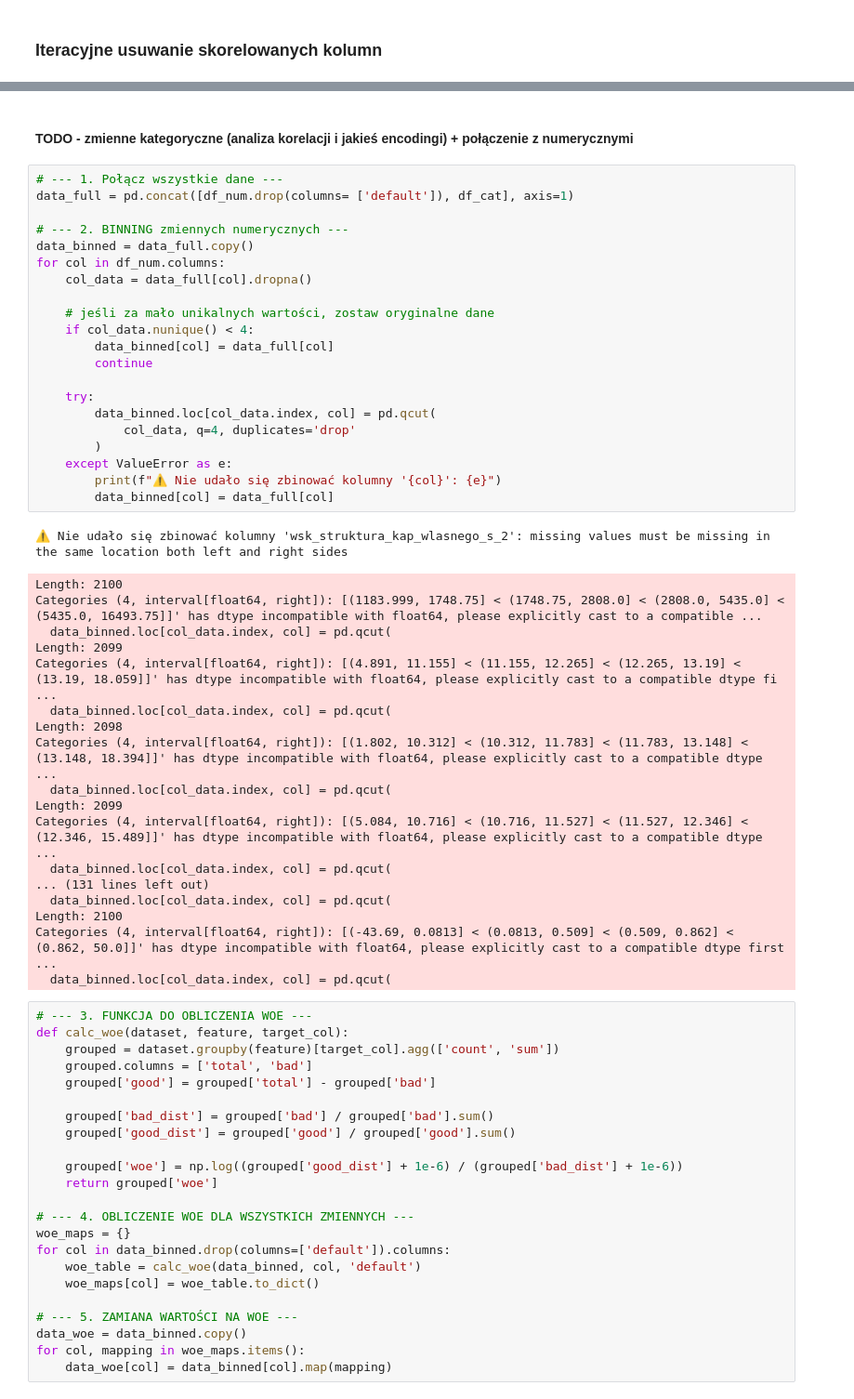
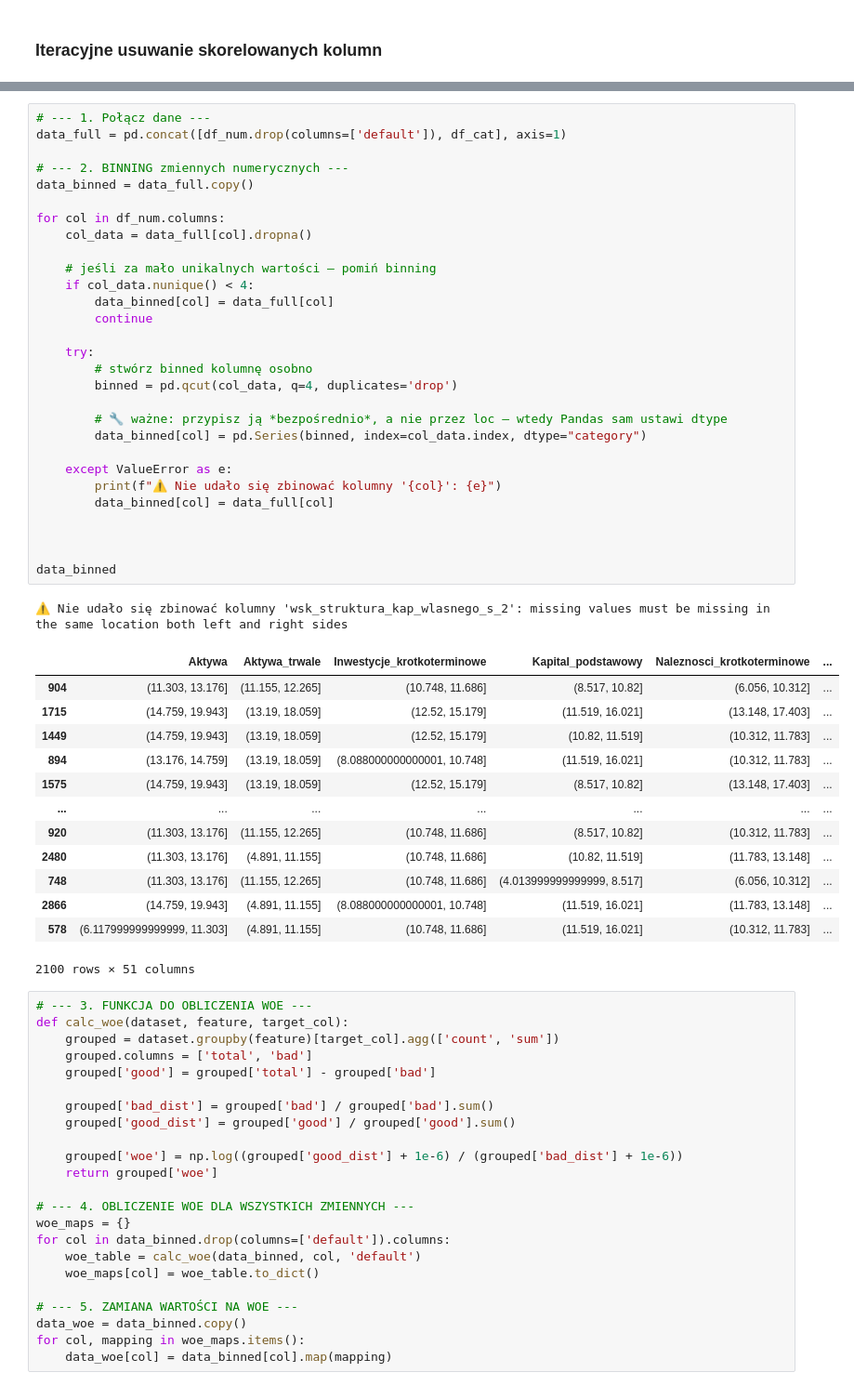
Before and after one commit to Karol315/Interpretability_of_machine_learning_project, a Jupyter notebook: Scoring.ipynb, the cells around one changed output, grey strips where cells are left out. Shown at 93% size. Cells and saved outputs as stored; diff of their text form.

```diff
--- a/Scoring.ipynb
+++ b/Scoring.ipynb
@@ -608,45 +683,47 @@ df_num
-# %% [markdown]
-#### TODO - zmienne kategoryczne (analiza korelacji i jakieś encodingi) + połączenie z numerycznymi
 # %%
-# --- 1. Połącz wszystkie dane ---
-data_full = pd.concat([df_num.drop(columns= ['default']), df_cat], axis=1)
+# --- 1. Połącz dane ---
+data_full = pd.concat([df_num.drop(columns=['default']), df_cat], axis=1)
 
 # --- 2. BINNING zmiennych numerycznych ---
 data_binned = data_full.copy()
+
 for col in df_num.columns:
     col_data = data_full[col].dropna()
 
-    # jeśli za mało unikalnych wartości, zostaw oryginalne dane
+    # jeśli za mało unikalnych wartości – pomiń binning
     if col_data.nunique() < 4:
         data_binned[col] = data_full[col]
         continue
 
     try:
-        data_binned.loc[col_data.index, col] = pd.qcut(
-            col_data, q=4, duplicates='drop'
-        )
+        # stwórz binned kolumnę osobno
+        binned = pd.qcut(col_data, q=4, duplicates='drop')
+
+        # 🔧 ważne: przypisz ją *bezpośrednio*, a nie przez loc — wtedy Pandas sam ustawi dtype
+        data_binned[col] = pd.Series(binned, index=col_data.index, dtype="category")
+
     except ValueError as e:
         print(f"⚠️ Nie udało się zbinować kolumny '{col}': {e}")
         data_binned[col] = data_full[col]
+
+
+
+data_binned
 # %% [output]
 ⚠️ Nie udało się zbinować kolumny 'wsk_struktura_kap_wlasnego_s_2': missing values must be missing in the same location both left and right sides
+|  | Aktywa | Aktywa_trwale | Inwestycje_krotkoterminowe | Kapital_podstawowy | Naleznosci_krotkoterminowe | ... |
+| 904 | (11.303, 13.176] | (11.155, 12.265] | (10.748, 11.686] | (8.517, 10.82] | (6.056, 10.312] | ... |
+| 1715 | (14.759, 19.943] | (13.19, 18.059] | (12.52, 15.179] | (11.519, 16.021] | (13.148, 17.403] | ... |
+| 1449 | (14.759, 19.943] | (13.19, 18.059] | (12.52, 15.179] | (10.82, 11.519] | (10.312, 11.783] | ... |
+| 894 | (13.176, 14.759] | (13.19, 18.059] | (8.088000000000001, 10.748] | (11.519, 16.021] | (10.312, 11.783] | ... |
+| 1575 | (14.759, 19.943] | (13.19, 18.059] | (12.52, 15.179] | (8.517, 10.82] | (13.148, 17.403] | ... |
+| ... | ... | ... | ... | ... | ... | ... |
+| 920 | (11.303, 13.176] | (11.155, 12.265] | (10.748, 11.686] | (8.517, 10.82] | (10.312, 11.783] | ... |
+| 2480 | (11.303, 13.176] | (4.891, 11.155] | (10.748, 11.686] | (10.82, 11.519] | (11.783, 13.148] | ... |
+| 748 | (11.303, 13.176] | (11.155, 12.265] | (10.748, 11.686] | (4.013999999999999, 8.517] | (6.056, 10.312] | ... |
+| 2866 | (14.759, 19.943] | (4.891, 11.155] | (8.088000000000001, 10.748] | (11.519, 16.021] | (11.783, 13.148] | ... |
+| 578 | (6.117999999999999, 11.303] | (4.891, 11.155] | (10.748, 11.686] | (11.519, 16.021] | (10.312, 11.783] | ... |
-Length: 2100
-Categories (4, interval[float64, right]): [(1183.999, 1748.75] < (1748.75, 2808.0] < (2808.0, 5435.0] < (5435.0, 16493.75]]' has dtype incompatible with float64, please explicitly cast to a compatible ...
-  data_binned.loc[col_data.index, col] = pd.qcut(
-Length: 2099
-Categories (4, interval[float64, right]): [(4.891, 11.155] < (11.155, 12.265] < (12.265, 13.19] < (13.19, 18.059]]' has dtype incompatible with float64, please explicitly cast to a compatible dtype fi ...
-  data_binned.loc[col_data.index, col] = pd.qcut(
-Length: 2098
-Categories (4, interval[float64, right]): [(1.802, 10.312] < (10.312, 11.783] < (11.783, 13.148] < (13.148, 18.394]]' has dtype incompatible with float64, please explicitly cast to a compatible dtype  ...
-  data_binned.loc[col_data.index, col] = pd.qcut(
-Length: 2099
-Categories (4, interval[float64, right]): [(5.084, 10.716] < (10.716, 11.527] < (11.527, 12.346] < (12.346, 15.489]]' has dtype incompatible with float64, please explicitly cast to a compatible dtype  ...
-  data_binned.loc[col_data.index, col] = pd.qcut(
-... (131 lines left out)
-  data_binned.loc[col_data.index, col] = pd.qcut(
-Length: 2100
-Categories (4, interval[float64, right]): [(-43.69, 0.0813] < (0.0813, 0.509] < (0.509, 0.862] < (0.862, 50.0]]' has dtype incompatible with float64, please explicitly cast to a compatible dtype first ...
-  data_binned.loc[col_data.index, col] = pd.qcut(
+2100 rows × 51 columns
 # %%
 # --- 3. FUNKCJA DO OBLICZENIA WOE ---
 def calc_woe(dataset, feature, target_col):
```
Also changed, not shown: parts of 12 cells of this notebook, 3 other files.
